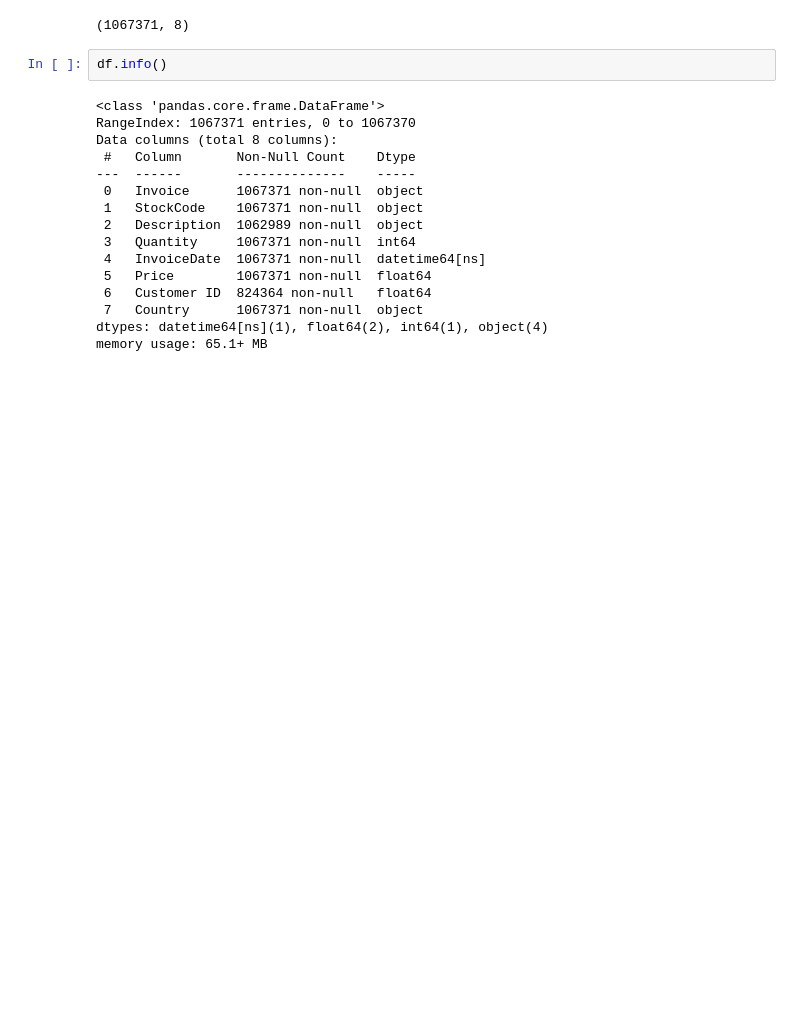
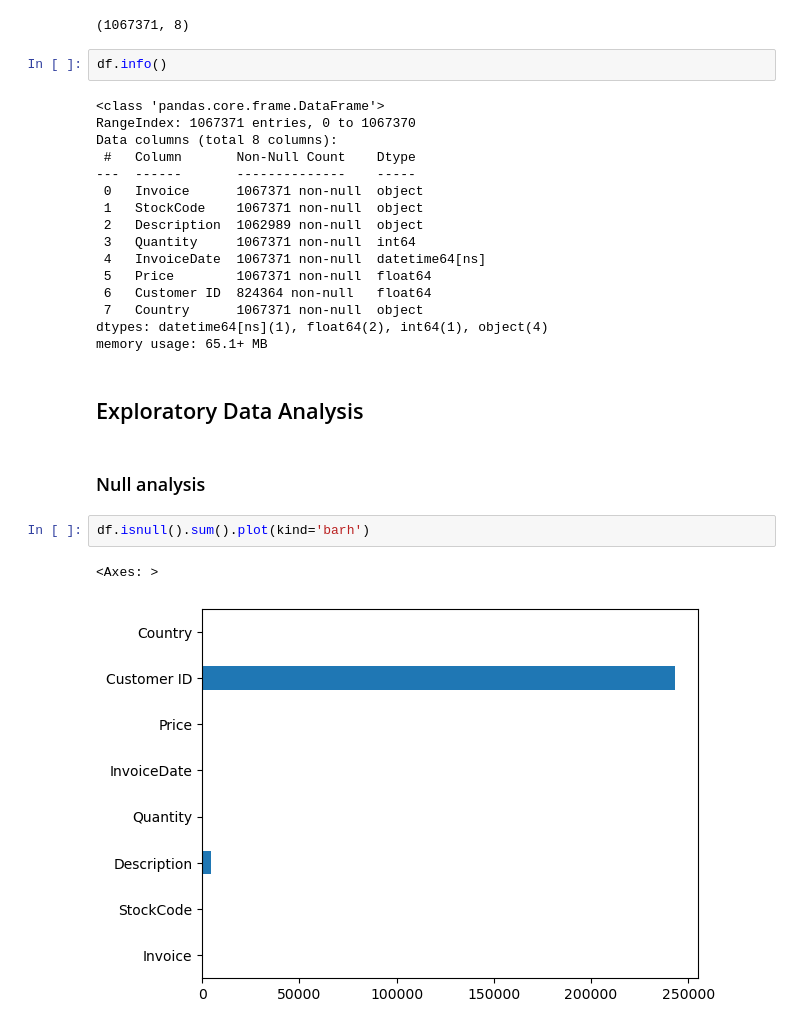
Before and after one commit to raydiwill/demands-forecasting, a Jupyter notebook: model.ipynb, the cells around one changed output. Drawn from its saved outputs; the diff is of its cells as text; blank space fills up the shorter version.

```diff
--- a/model.ipynb
+++ b/model.ipynb
@@ -44,3 +44,12 @@ Data columns (total 8 columns):
  7   Country      1067371 non-null  object
 dtypes: datetime64[ns](1), float64(2), int64(1), object(4)
 memory usage: 65.1+ MB
+# %% [markdown]
+## Exploratory Data Analysis
+# %% [markdown]
+### Null analysis
+# %%
+df.isnull().sum().plot(kind='barh')
+# %% [output]
+<Axes: >
+[figure, added]
```
Also changed, not shown: parts of 3 cells of this notebook.
